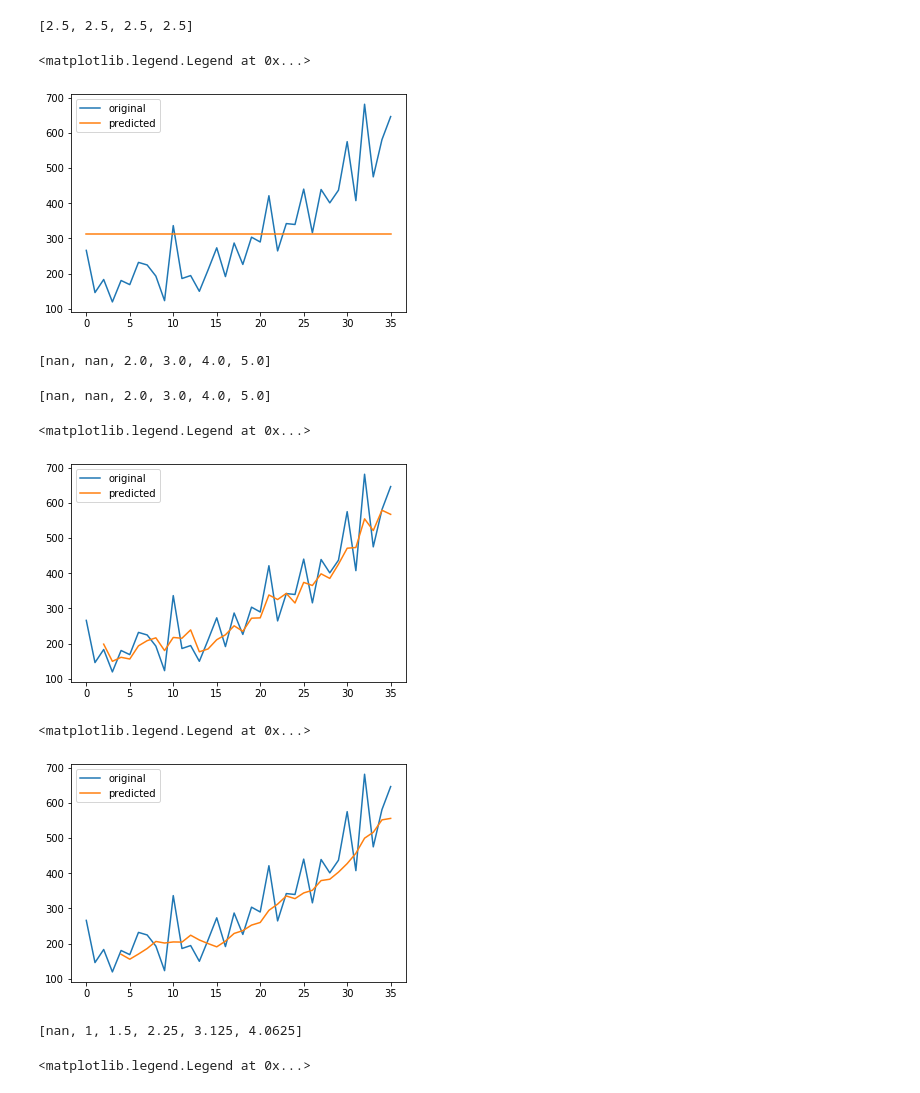
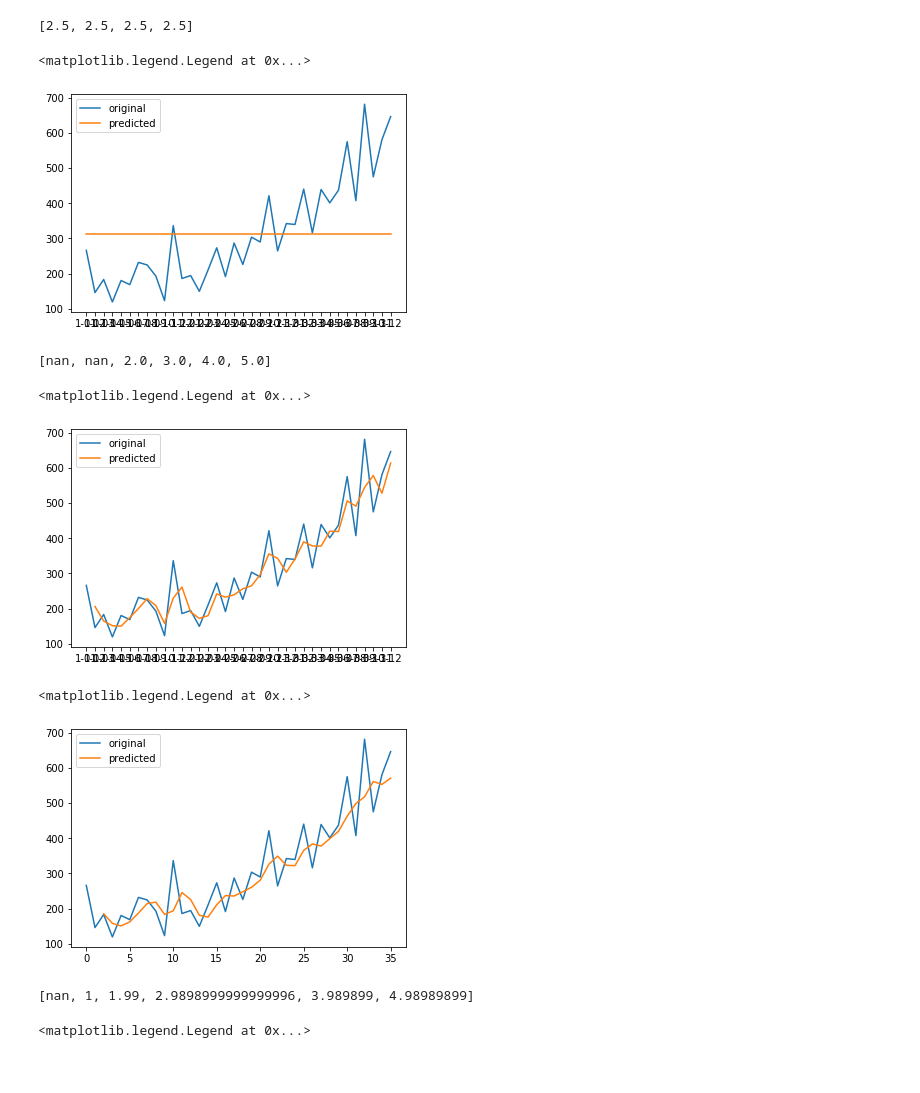
Before and after one commit to kuabhish/time-series-analysis, a Jupyter notebook: notebooks/basics.ipynb, the cells around one changed output. Saved outputs shown, nothing was run; the diff lists cells and outputs as text; code cells hidden in the pictures.

```diff
--- a/notebooks/basics.ipynb
+++ b/notebooks/basics.ipynb
@@ -7,5 +8,7 @@ from sklearn.metrics import mean_absolute_error
 # %%
 df = pd.read_csv('../data/shampoo.txt')
+# %%
+df = df.set_index('Month')
 # %%
 df.head()
 # %% [output]
@@ -38,7 +42,7 @@ plt.plot( df.index, average(series), label = 'predicted' )
 plt.legend()
 # %% [output]
 <matplotlib.legend.Legend at 0x...>
-[figure, old version]
+[figure, new version]
 # %%
 def moving_average(x,n):
   res = [np.nan]*(n-1)
@@ -56,16 +60,14 @@ moving_average(np.arange(1,7), 3)
 # %% [output]
 [nan, nan, 2.0, 3.0, 4.0, 5.0]
 # %%
-moving_median(np.arange(1,7), 3)
+# moving_median(np.arange(1,7), 3)
-# %% [output]
-[nan, nan, 2.0, 3.0, 4.0, 5.0]
 # %%
 plt.plot(df.index, series , label='original' )
-plt.plot( df.index, moving_average(series,3), label = 'predicted' )
+plt.plot( df.index, moving_average(series,2), label = 'predicted' )
 plt.legend()
 # %% [output]
 <matplotlib.legend.Legend at 0x...>
-[figure, old version]
+[figure, new version]
 # %%
 def double_moving_average(series ,n ):
   res = moving_average(series,n)
@@ -77,11 +77,11 @@ def double_moving_average(series ,n ):
 double_moving_average( np.arange(1,7) , 3);
 # %%
 plt.plot( series , label='original' )
-plt.plot(  double_moving_average(series ,3), label = 'predicted' )
+plt.plot(  double_moving_average(series ,2), label = 'predicted' )
 plt.legend()
 # %% [output]
 <matplotlib.legend.Legend at 0x...>
-[figure, old version]
+[figure, new version]
 # %%
 def single_exponential_smoothing(x , a):
   res = [ np.nan , x[0]]
@@ -89,8 +89,8 @@ def single_exponential_smoothing(x , a):
     res.append( a*x[i-1] + (1-a)*res[i-1] )
   return res
 # %%
-single_exponential_smoothing(np.arange(1,7), 0.5)
+single_exponential_smoothing(np.arange(1,7), 0.99 )
 # %% [output]
-[nan, 1, 1.5, 2.25, 3.125, 4.0625]
+[nan, 1, 1.99, 2.9898999999999996, 3.989899, 4.98989899]
 # %%
 plt.plot( series , label='original' )
```
Also changed, not shown: parts of 21 cells of this notebook, 3 other files.
